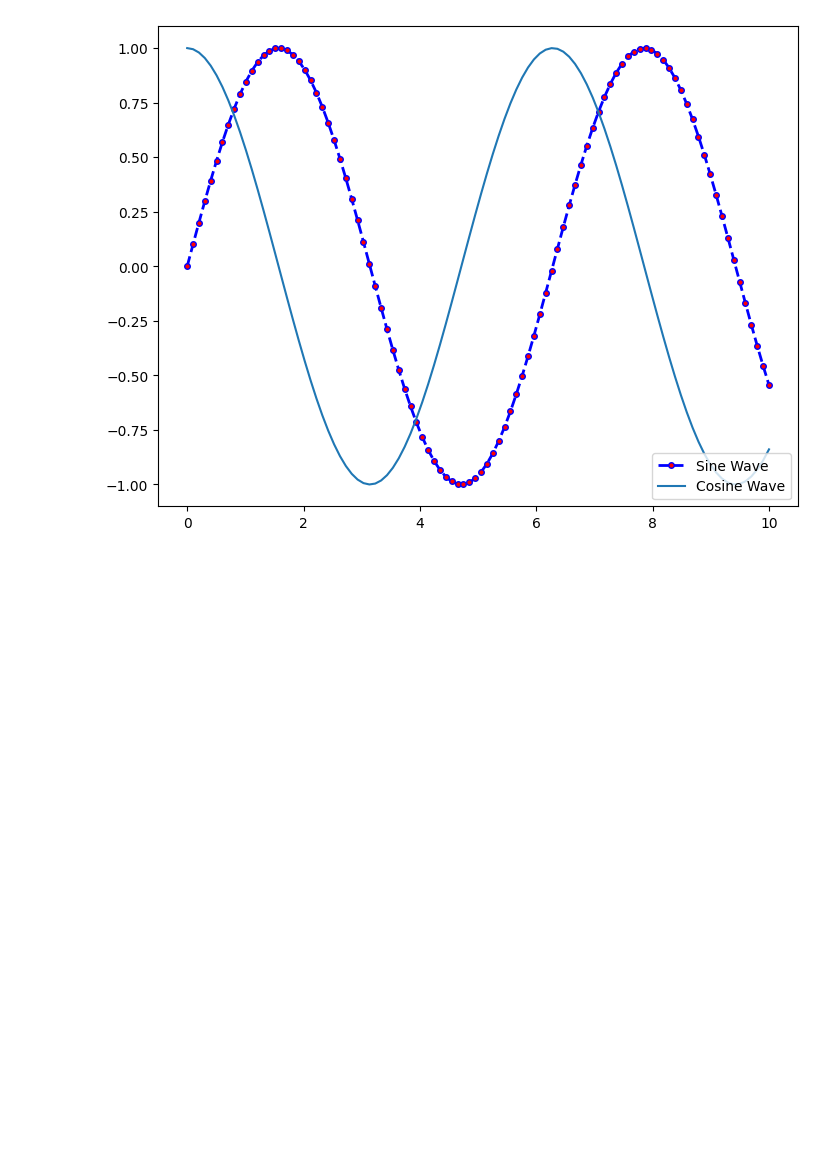
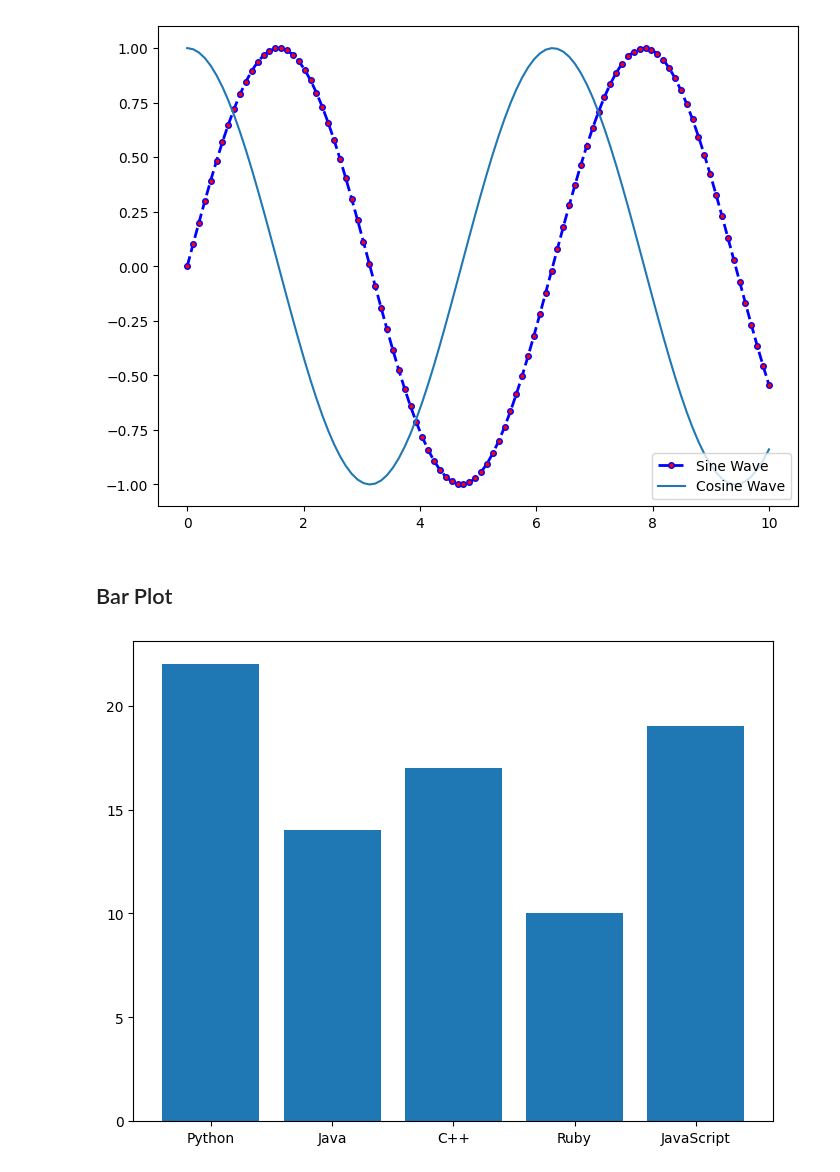
Before and after one commit to TETRAWasTaken/MonoRepo, a Jupyter notebook: DPEL/DPEL_Ass_8.ipynb, the cells around one changed output. Saved outputs shown, nothing was run; the diff lists cells and outputs as text; code cells hidden in the pictures; blank space fills up the shorter version.

```diff
--- a/DPEL/DPEL_Ass_8.ipynb
+++ b/DPEL/DPEL_Ass_8.ipynb
@@ -83,3 +83,14 @@ ax.legend(loc=4)
 # %% [output]
 <matplotlib.legend.Legend at 0x...>
 [figure]
+# %% [markdown]
+## Bar Plot
+# %%
+fig = plt.figure()
+ax = fig.add_axes([0, 0, 1, 1])
+langs = ['Python', 'Java', 'C++', 'Ruby', 'JavaScript']
+students = [22, 14, 17, 10, 19]
+ax.bar(langs, students)
+plt.show()
+# %% [output]
+[figure, added]
```
Also changed, not shown: parts of 8 cells of this notebook.
